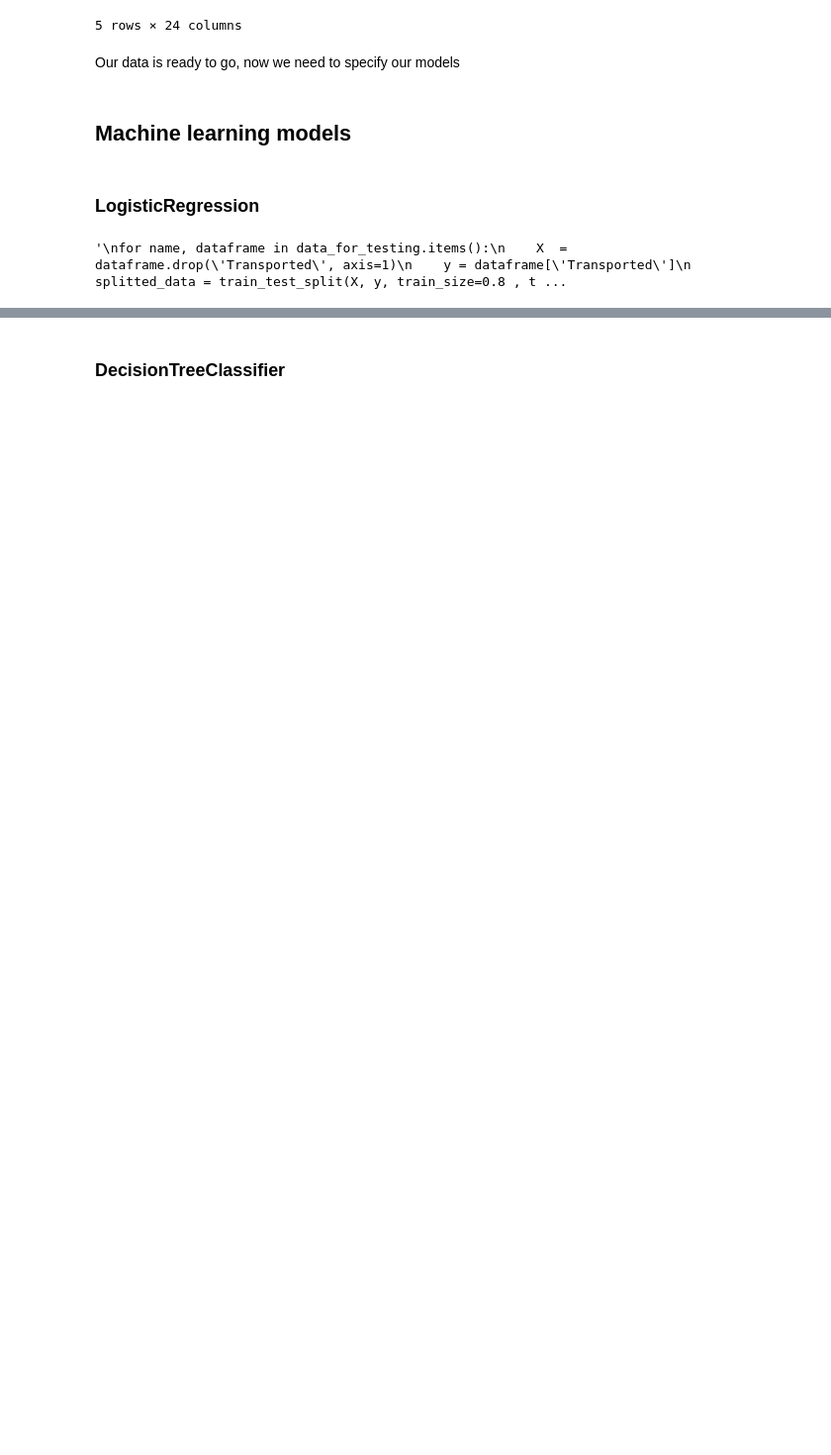
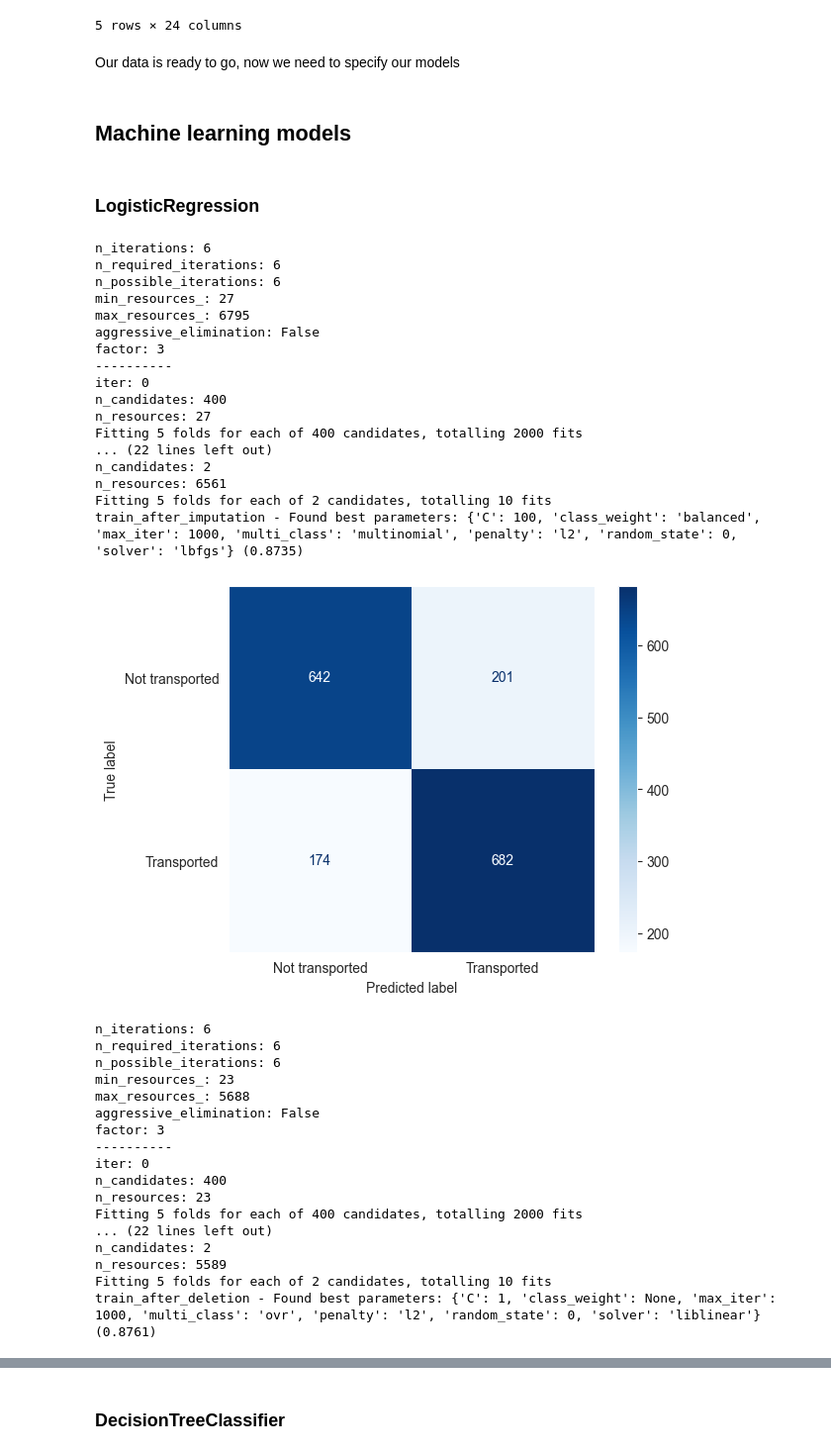
Before and after one commit to filip-kobus/spaceship-titanic-kaggle, a Jupyter notebook: notebook.ipynb, the cells around one changed output, grey strips where cells are left out. Shown at 99% size. Drawn from its saved outputs; the diff is of its cells as text; code cells hidden in the pictures; blank space fills up the shorter version.

Commit message:
Dodano: - Confusion matrixy do modeli - Poprawiono typy danych - Zamieniono model_performance_test na HalvingGridSearchCV - Zaktualizowano readme.md

```diff
--- a/notebook.ipynb
+++ b/notebook.ipynb
@@ -560,36 +524,76 @@ def model_performance_test(model_class, parametr_dict, splited_data):
 ### LogisticRegression
 # %%
 from sklearn.linear_model import LogisticRegression
+from sklearn.experimental import enable_halving_search_cv
 from sklearn.model_selection import train_test_split, HalvingGridSearchCV
+from sklearn.metrics import ConfusionMatrixDisplay
 from sklearn.metrics import accuracy_score
 import itertools
 import warnings
+
+
 
 penalty_list = ['l2','l1','elasticnet',None]
 C_list = [0.01,0.1,1,10,100]
 solver_list = ['newton-cg', 'lbfgs', 'liblinear','sag','saga']
 max_iter_list = [1000]
 multi_class_list = ['ovr','multinomial']
 class_weight_list = ['balanced', None]
 
 parametr_dictionary = {
     'penalty': penalty_list,
     'C': C_list,
     'solver': solver_list,
     'max_iter': max_iter_list,
     'multi_class': multi_class_list,
     'class_weight': class_weight_list,
     'random_state' : [0]
 }
 
-'''
-for name, dataframe in data_for_testing.items():
-    X  = dataframe.drop('Transported', axis=1)
-    y = dataframe['Transported']
-    splitted_data = train_test_split(X, y, train_size=0.8 , test_size=0.2 , random_state=0, stratify=y)
-    print(f'Testing {name}:')
-    model_performance_test(LogisticRegression, parametr_dictionary, splitted_data)
-    print("\n")
-'''
+# warnings.filterwarnings("ignore")
+# for name, dataframe in data_for_testing.items():
+#     optimal_params = HalvingGridSearchCV(estimator = LogisticRegression(), param_grid=parametr_dictionary, scoring='roc_auc', verbose=1, n_jobs=-1, cv=5)
+#     X  = dataframe.drop('Transported', axis=1)
+#     y = dataframe['Transported']
+#     X_train, X_valid, y_train, y_valid = train_test_split(X, y, train_size=0.8 , test_size=0.2 , random_state=0, stratify=y)
+#     optimal_params.fit(X_train, y_train)
+#     print(f"{name} - Found best parameters: {optimal_params.best_params_} ({optimal_params.best_score_:.4f})")
+#     disp = ConfusionMatrixDisplay.from_estimator(optimal_params.best_estimator_, X_valid, y_valid, cmap='Blues', display_labels=["Not transported", "Transported"])
+#     plt.grid(False)
+#     plt.show()
 # %% [output]
-'\nfor name, dataframe in data_for_testing.items():\n    X  = dataframe.drop(\'Transported\', axis=1)\n    y = dataframe[\'Transported\']\n    splitted_data = train_test_split(X, y, train_size=0.8 , t ...
+n_iterations: 6
+n_required_iterations: 6
+n_possible_iterations: 6
+min_resources_: 27
+max_resources_: 6795
+aggressive_elimination: False
+factor: 3
+----------
+iter: 0
+n_candidates: 400
+n_resources: 27
+Fitting 5 folds for each of 400 candidates, totalling 2000 fits
+... (22 lines left out)
+n_candidates: 2
+n_resources: 6561
+Fitting 5 folds for each of 2 candidates, totalling 10 fits
+train_after_imputation - Found best parameters: {'C': 100, 'class_weight': 'balanced', 'max_iter': 1000, 'multi_class': 'multinomial', 'penalty': 'l2', 'random_state': 0, 'solver': 'lbfgs'} (0.8735)
+[figure, added]
+n_iterations: 6
+n_required_iterations: 6
+n_possible_iterations: 6
+min_resources_: 23
+max_resources_: 5688
+aggressive_elimination: False
+factor: 3
+----------
+iter: 0
+n_candidates: 400
+n_resources: 23
+Fitting 5 folds for each of 400 candidates, totalling 2000 fits
+... (22 lines left out)
+n_candidates: 2
+n_resources: 5589
+Fitting 5 folds for each of 2 candidates, totalling 10 fits
+train_after_deletion - Found best parameters: {'C': 1, 'class_weight': None, 'max_iter': 1000, 'multi_class': 'ovr', 'penalty': 'l2', 'random_state': 0, 'solver': 'liblinear'} (0.8761)
```
Also changed, not shown: parts of 6 cells of this notebook, 1 other file.
